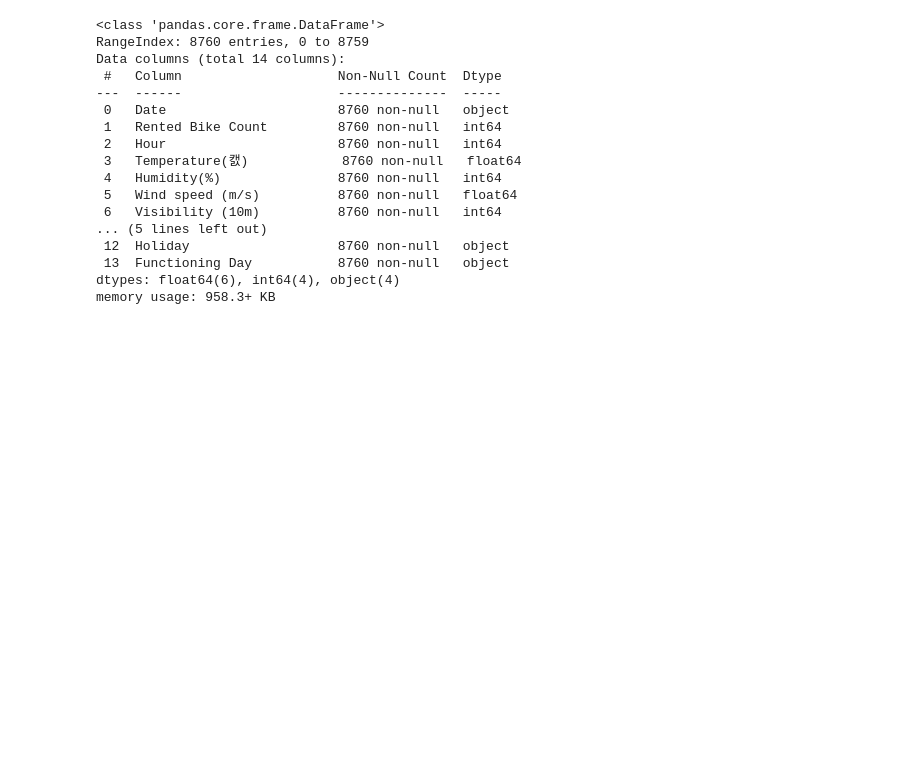
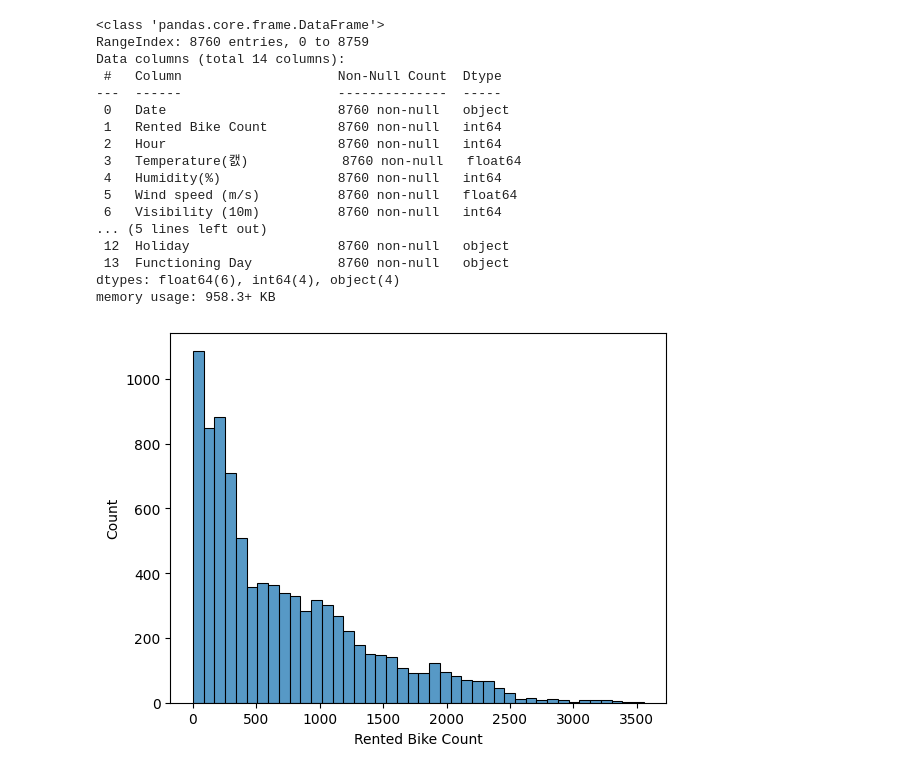
Before and after one commit to jackhuntersys/bike_demand_predictor, a Jupyter notebook: notebooks/best_model.ipynb, the cells around one changed output. Cells and saved outputs as stored; diff of their text form; code cells hidden in the pictures; blank space fills up the shorter version.

Commit message:
data_ingestion

```diff
--- a/notebooks/best_model.ipynb
+++ b/notebooks/best_model.ipynb
@@ -23,3 +25,9 @@ Data columns (total 14 columns):
  13  Functioning Day           8760 non-null   object
 dtypes: float64(6), int64(4), object(4)
 memory usage: 958.3+ KB
+# %%
+# Check distribution of target class
+sns.histplot(x='Rented Bike Count', data=df)
+plt.show()
+# %% [output]
+[figure, added]
```
Also changed, not shown: parts of 2 cells of this notebook, 4 other files.
